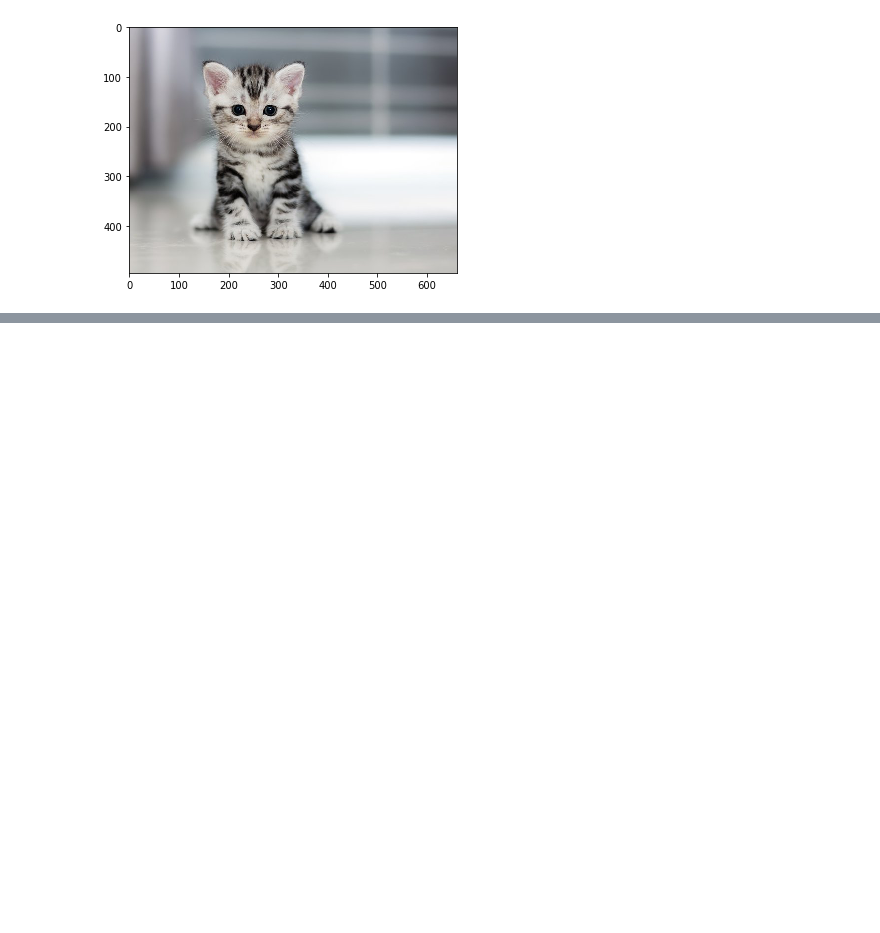
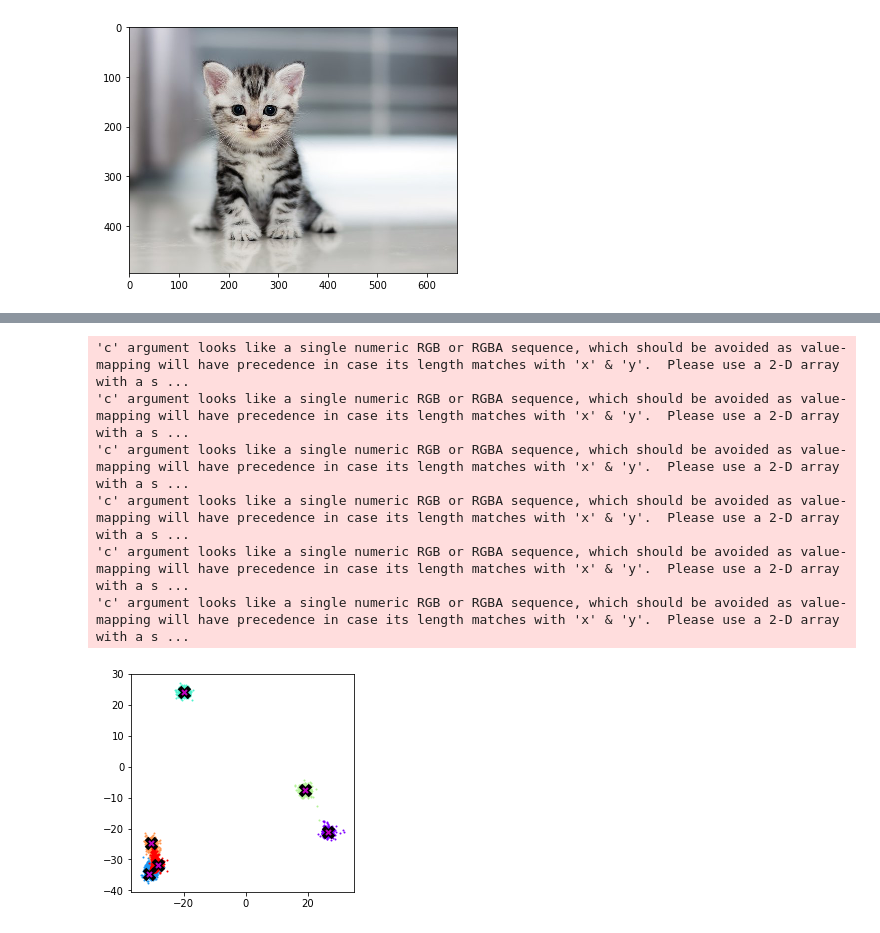
Before and after one commit to Xnsam/machine_learning_prax, a Jupyter notebook: Pytorch_examples.ipynb, the cells around one changed output, grey strips where cells are left out. Drawn from its saved outputs; the diff is of its cells as text; code cells hidden in the pictures; blank space fills up the shorter version.

```diff
--- a/Pytorch_examples.ipynb
+++ b/Pytorch_examples.ipynb
@@ -439,0 +888,4 @@ io.imshow(io.imread('cat.jpg'))
+# %%
+def distance(x, X):
+  """Function to calculate the distance."""
+  return np.sqrt(((x - X)** 2).sum(1))
@@ -439,0 +900,4 @@ io.imshow(io.imread('cat.jpg'))
+# %%
+def gaussian(dist, bandwidth):
+  """Function to calculate the gaussian distribution."""
+  return np.exp(-0.5 * ((dist/bandwidth)) ** 2) / (bandwidth * math.sqrt(2 * math.pi))
@@ -439,0 +908,7 @@ io.imshow(io.imread('cat.jpg'))
+# %%
+def meanshift_step(X, bandwidth=2.5):
+  for i, x in enumerate(X):
+    dist = distance(x, X)
+    weight = gaussian(dist, bandwidth)
+    X[i] = (weight[:, None] * X).sum(0) / weight.sum()
+  return X
@@ -439,0 +927,12 @@ io.imshow(io.imread('cat.jpg'))
+# %%
+# data after
+_X = meanshift_step(np.copy(data))
+plot_data(centroids, _X, n_samples)
+# %% [output]
+'c' argument looks like a single numeric RGB or RGBA sequence, which should be avoided as value-mapping will have precedence in case its length matches with 'x' & 'y'.  Please use a 2-D array with a s ...
+'c' argument looks like a single numeric RGB or RGBA sequence, which should be avoided as value-mapping will have precedence in case its length matches with 'x' & 'y'.  Please use a 2-D array with a s ...
+'c' argument looks like a single numeric RGB or RGBA sequence, which should be avoided as value-mapping will have precedence in case its length matches with 'x' & 'y'.  Please use a 2-D array with a s ...
+'c' argument looks like a single numeric RGB or RGBA sequence, which should be avoided as value-mapping will have precedence in case its length matches with 'x' & 'y'.  Please use a 2-D array with a s ...
+'c' argument looks like a single numeric RGB or RGBA sequence, which should be avoided as value-mapping will have precedence in case its length matches with 'x' & 'y'.  Please use a 2-D array with a s ...
+'c' argument looks like a single numeric RGB or RGBA sequence, which should be avoided as value-mapping will have precedence in case its length matches with 'x' & 'y'.  Please use a 2-D array with a s ...
+[figure, added]
```
Also changed, not shown: parts of 69 cells of this notebook.
